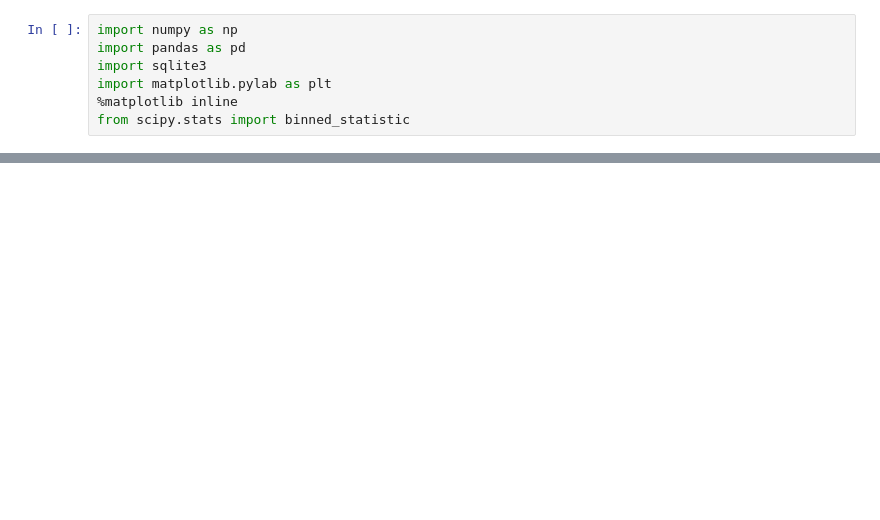
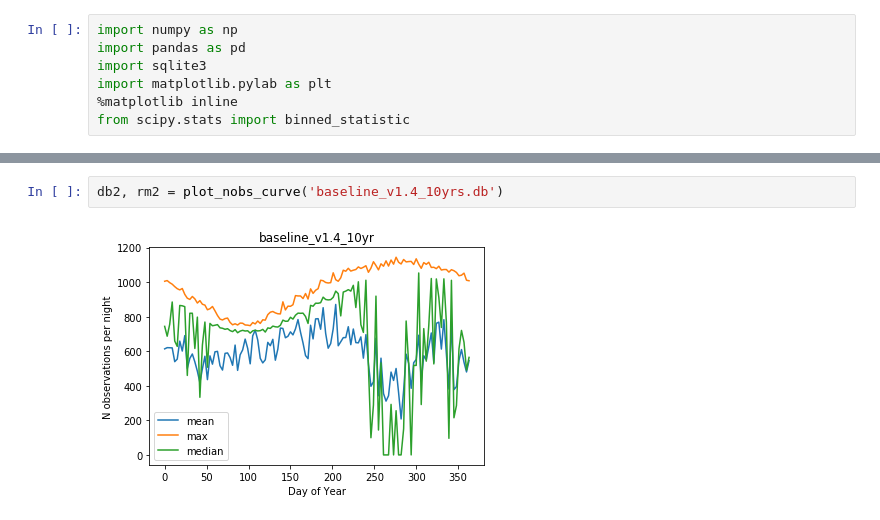
Before and after one commit to lsst-sims/sims_featureScheduler_runs1.4, a Jupyter notebook: notebooks/num_of_obs.ipynb, the cells around one changed output, grey strips where cells are left out. Saved outputs shown, nothing was run; the diff lists cells and outputs as text; blank space fills up the shorter version.

```diff
--- a/notebooks/num_of_obs.ipynb
+++ b/notebooks/num_of_obs.ipynb
@@ -31,0 +38,4 @@ plt.plot()
+# %%
+db2, rm2 = plot_nobs_curve('baseline_v1.4_10yrs.db')
+# %% [output]
+[figure, added]
```
Also changed, not shown: parts of 9 cells of this notebook.
